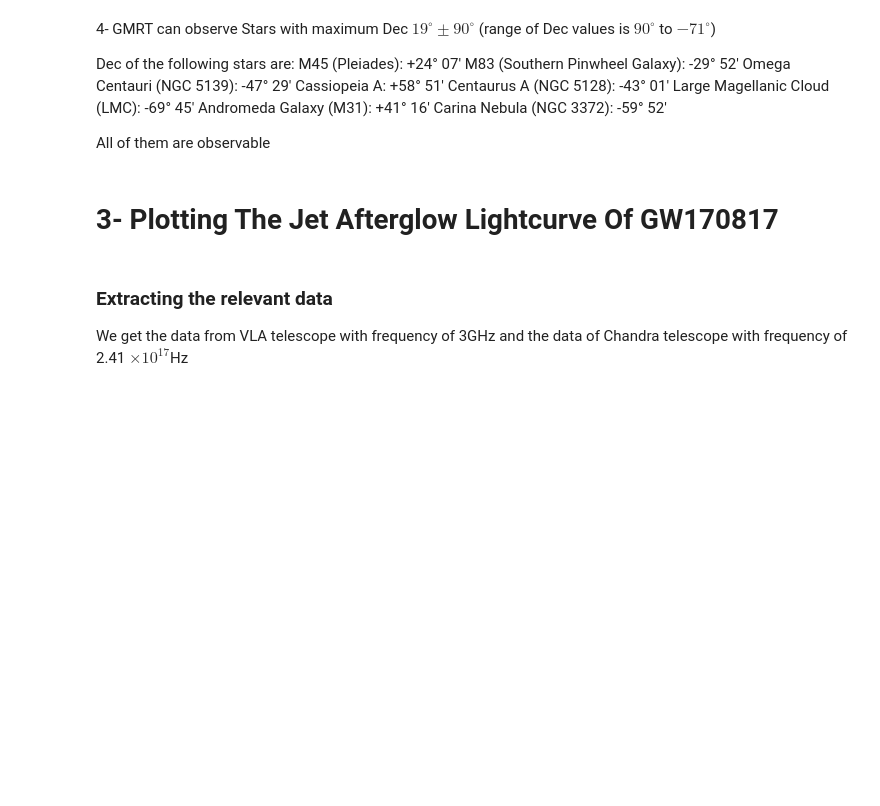
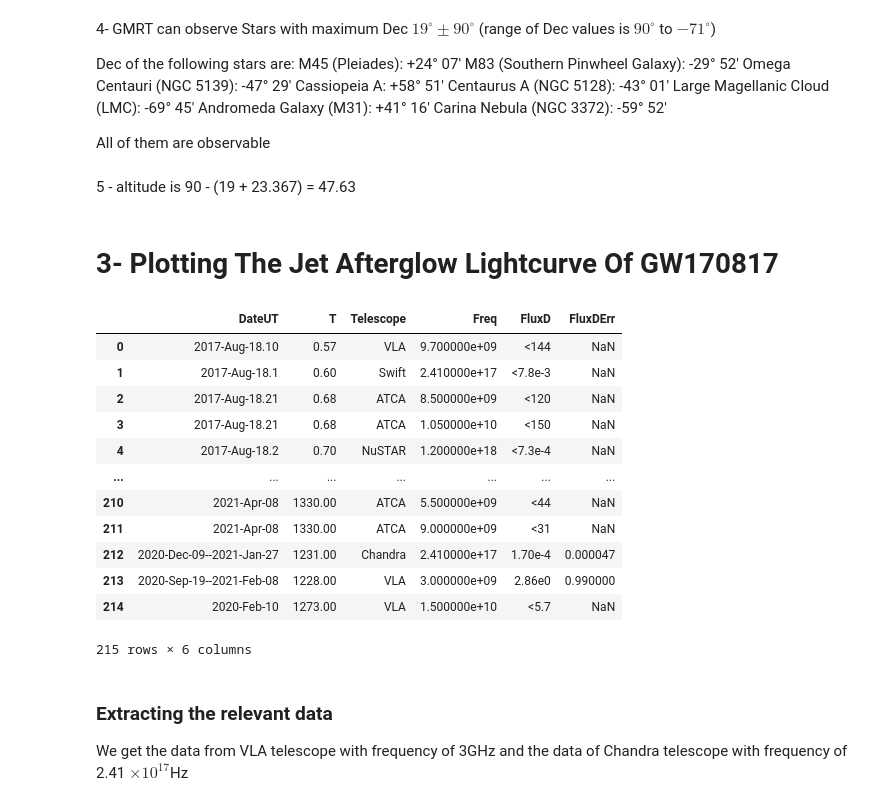
Before and after one commit to Osama-Bin-Lagging/KSP---Radio-Astronomy, a Jupyter notebook: Week 1/Week1.ipynb, the cells around one changed output. Cells and saved outputs as stored; diff of their text form; code cells hidden in the pictures; blank space fills up the shorter version.

```diff
--- a/Week 1/Week1.ipynb
+++ b/Week 1/Week1.ipynb
@@ -95,11 +95,28 @@ Andromeda Galaxy (M31): +41° 16′
 Carina Nebula (NGC 3372): -59° 52′
 
 All of them are observable
+# %% [markdown]
+5 - altitude is 90 - (19 + 23.367) =  47.63
 # %% [markdown]
 # 3- Plotting The Jet Afterglow Lightcurve Of GW170817
 # %%
 gw170817 = ascii.read('http://www.tauceti.caltech.edu/kunal/gw170817/gw170817_afterglow_data_full.txt')
 data = gw170817.to_pandas()
+data
+# %% [output]
+|  | DateUT | T | Telescope | Freq | FluxD | FluxDErr |
+| 0 | 2017-Aug-18.10 | 0.57 | VLA | 9.700000e+09 | <144 | NaN |
+| 1 | 2017-Aug-18.1 | 0.60 | Swift | 2.410000e+17 | <7.8e-3 | NaN |
+| 2 | 2017-Aug-18.21 | 0.68 | ATCA | 8.500000e+09 | <120 | NaN |
+| 3 | 2017-Aug-18.21 | 0.68 | ATCA | 1.050000e+10 | <150 | NaN |
+| 4 | 2017-Aug-18.2 | 0.70 | NuSTAR | 1.200000e+18 | <7.3e-4 | NaN |
+| ... | ... | ... | ... | ... | ... | ... |
+| 210 | 2021-Apr-08 | 1330.00 | ATCA | 5.500000e+09 | <44 | NaN |
+| 211 | 2021-Apr-08 | 1330.00 | ATCA | 9.000000e+09 | <31 | NaN |
+| 212 | 2020-Dec-09--2021-Jan-27 | 1231.00 | Chandra | 2.410000e+17 | 1.70e-4 | 0.000047 |
+| 213 | 2020-Sep-19--2021-Feb-08 | 1228.00 | VLA | 3.000000e+09 | 2.86e0 | 0.990000 |
+| 214 | 2020-Feb-10 | 1273.00 | VLA | 1.500000e+10 | <5.7 | NaN |
+215 rows × 6 columns
 # %% [markdown]
 ### Extracting the relevant data
 We get the data from VLA telescope with frequency of 3GHz and the data of Chandra telescope with frequency of 2.41 $ \times 10^{17}$Hz
```
Also changed, not shown: parts of 9 cells of this notebook, 18 other files.
